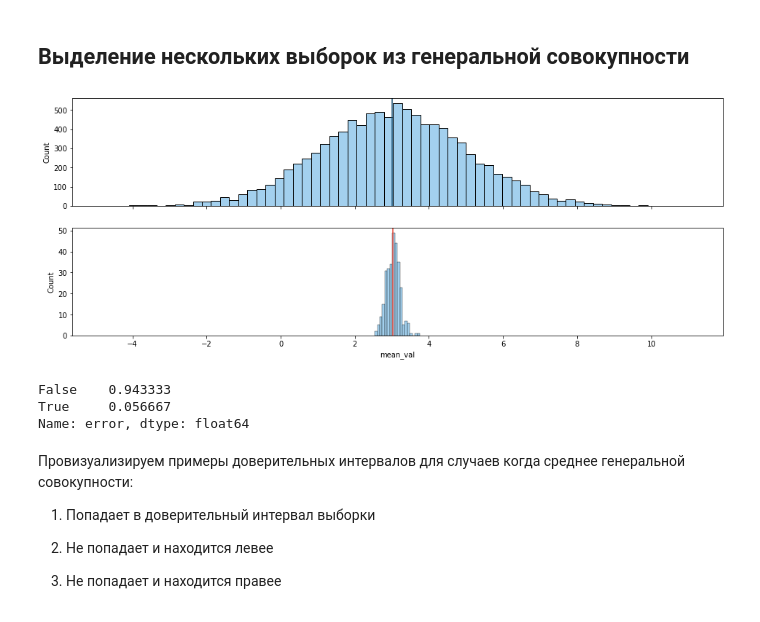
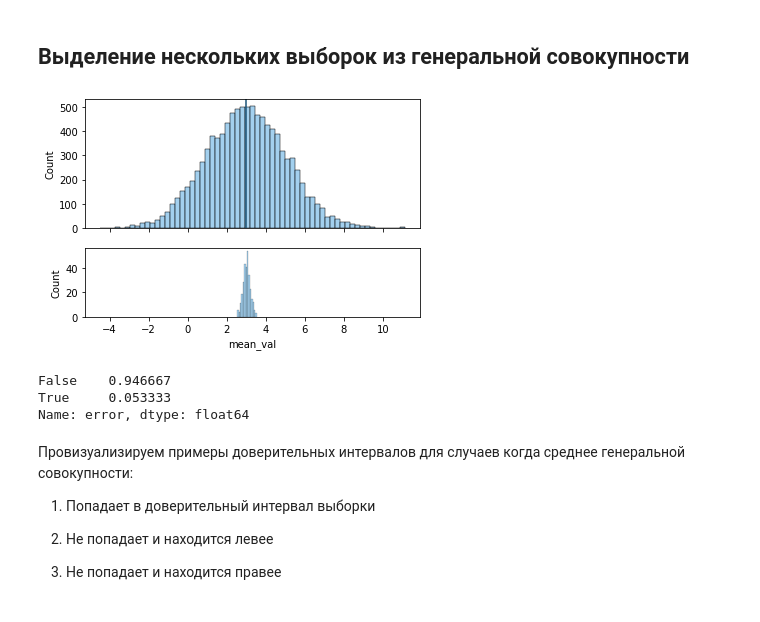
Before and after one commit to Saxsafon/Statistics, a Jupyter notebook: Hypotheses_testing/Confidence_Intervals & Bootstrap.ipynb, the cells around one changed output. Drawn from its saved outputs; the diff is of its cells as text; code cells hidden in the pictures.

```diff
--- a/Hypotheses_testing/Confidence_Intervals & Bootstrap.ipynb
+++ b/Hypotheses_testing/Confidence_Intervals & Bootstrap.ipynb
@@ -79,12 +79,6 @@ z - уровень доверительного интервала
 - [ ] возможны оба варианта
 # %% [markdown]
 ## Выделение нескольких выборок из генеральной совокупности
-# %%
-M = 3
-sigma = 2
-N = 10_000
-
-genpop = pd.Series(np.random.normal(M, sigma, N))
 # %%
 n_vals = 100
 n_samples = 300
@@ -96,15 +90,14 @@ samples_stats = pd.DataFrame({
     'std_val': samples.apply(lambda row: row.std(), axis=1),
 })
 # %%
-f, (ax_genpop, ax_samples_means) = plt.subplots(2, sharex=True, figsize=(16, 6), gridspec_kw={"height_ratios": (.35, .35)})
+f, (ax_genpop, ax_samples_means) = plt.subplots(2, sharex=True, gridspec_kw={"height_ratios": (.65, .35)})
 
 sns.histplot(x=genpop, ax=ax_genpop, color='#85C1E9')
 ax_genpop.axvline(M,  color='#1A5276')
 
-sns.histplot(x=samples_stats.mean_val, ax=ax_samples_means, color='#85C1E9')
-ax_samples_means.axvline(samples_stats.mean_val.mean(), color='#E74C3C');
+sns.histplot(x=samples_stats.mean_val, ax=ax_samples_means, color='#85C1E9');
 # %% [output]
-[figure, old version]
+[figure, new version]
 # %%
 def confidence_interval(n, mean_val, std_val, target_interval):
     alpha = 1 - target_interval
@@ -120,8 +113,8 @@ samples_stats[['ci_left', 'ci_right']] = samples_stats.interval.apply(pd.Series)
 samples_stats['error'] = samples_stats.apply(lambda row: ((row['ci_left'] > M) | (row['ci_right'] < M)), axis=1)
 samples_stats.error.value_counts(normalize=True)
 # %% [output]
-False    0.943333
-True     0.056667
+False    0.946667
+True     0.053333
 Name: error, dtype: float64
 # %% [markdown]
 Провизуализируем примеры доверительных интервалов для случаев когда среднее генеральной совокупности:
```
Also changed, not shown: parts of 2 cells of this notebook, 1 other file.
